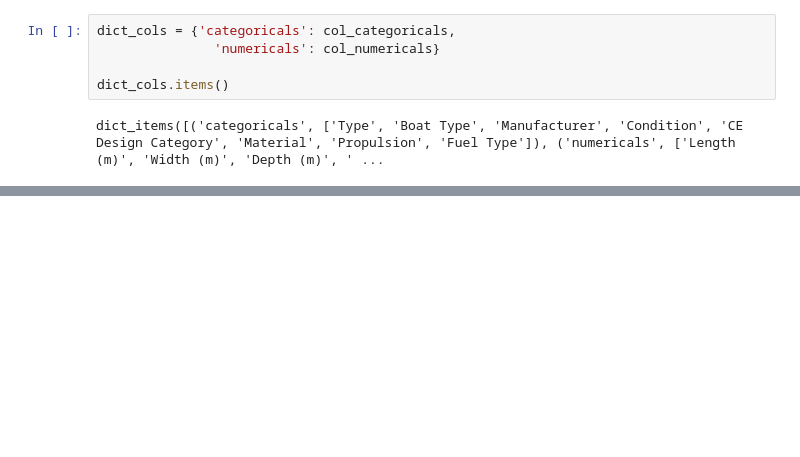
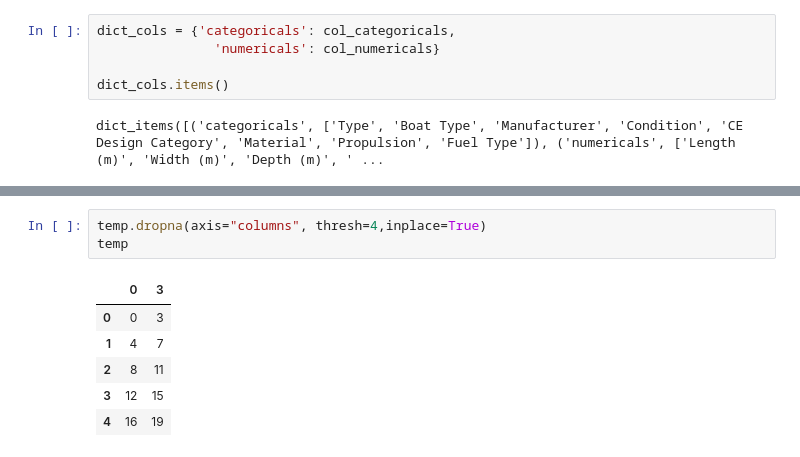
Before and after one commit to kristy25/AcademyPublic, a Jupyter notebook: Untitled1.ipynb, the cells around one changed output, grey strips where cells are left out. Cells and saved outputs as stored; diff of their text form; blank space fills up the shorter version.

```diff
--- a/Untitled1.ipynb
+++ b/Untitled1.ipynb
@@ -2744,0 +1852,10 @@ dtype: object
+# %%
+temp.dropna(axis="columns", thresh=4,inplace=True)
+temp
+# %% [output]
+|  | 0 | 3 |
+| 0 | 0 | 3 |
+| 1 | 4 | 7 |
+| 2 | 8 | 11 |
+| 3 | 12 | 15 |
+| 4 | 16 | 19 |
```
Also changed, not shown: parts of 135 cells of this notebook.
